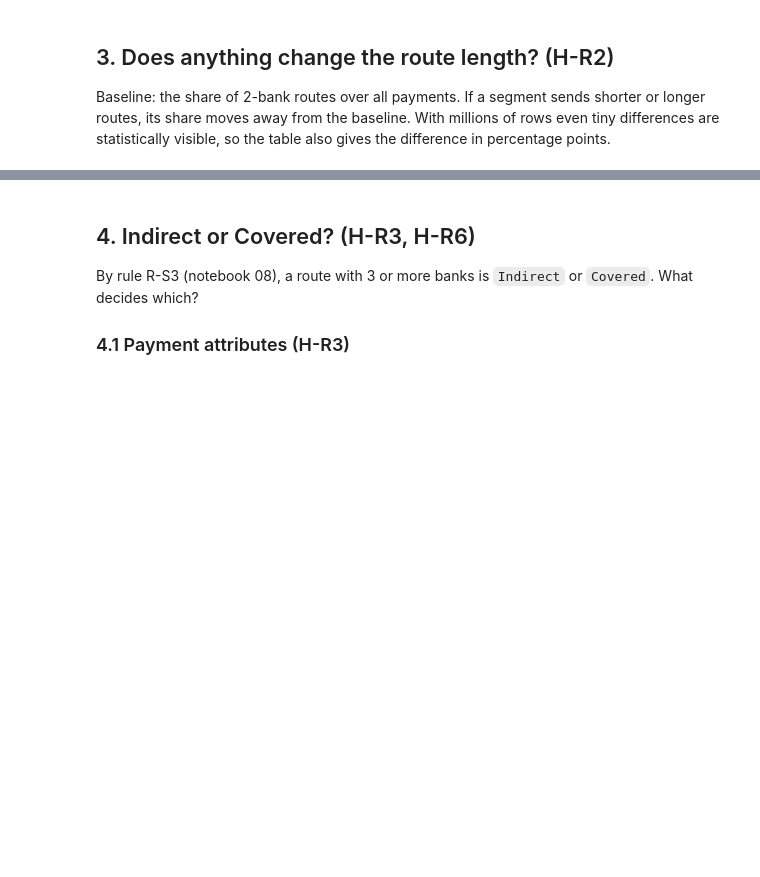
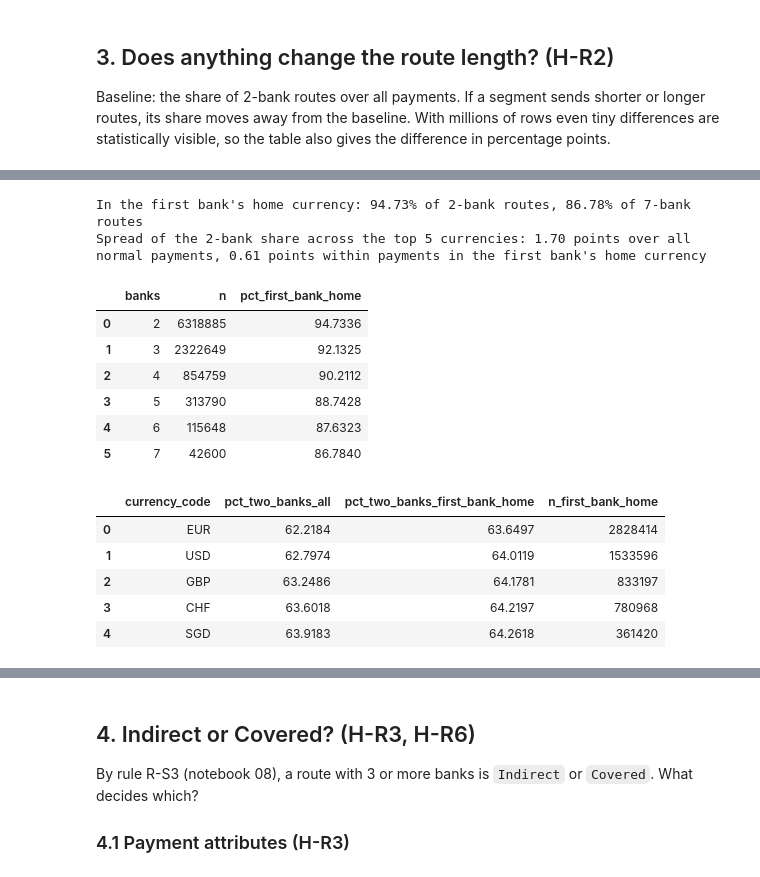
Before and after one commit to qist-tuah/liqi-datathon, a Jupyter notebook: notebooks/09_routing.ipynb, the cells around one changed output, grey strips where cells are left out. Cells and saved outputs as stored; diff of their text form; code cells hidden in the pictures; blank space fills up the shorter version.

```diff
--- a/notebooks/09_routing.ipynb
+++ b/notebooks/09_routing.ipynb
@@ -249,0 +257,50 @@ The one visible exception is the currency: the largest currencies sit a little b
+# %%
+con.execute("""
+    CREATE OR REPLACE TEMP TABLE home AS
+    SELECT sender_country AS country, arg_max(currency_code, n) AS home_currency
+    FROM (SELECT sender_country, currency_code, count(*) AS n FROM route WHERE anomaly_type IS NULL GROUP BY 1, 2)
+    GROUP BY 1
+""")
+con.execute("""
+    CREATE OR REPLACE TEMP TABLE route_home AS
+    SELECT r.banks, r.currency_code, (r.currency_code = h.home_currency) AS first_bank_home
+    FROM route r JOIN home h ON h.country = r.first_country
+    WHERE r.anomaly_type IS NULL
+""")
+by_len = q("""
+    SELECT banks, count(*) AS n, 100 * avg(first_bank_home::INT) AS pct_first_bank_home
+    FROM route_home WHERE banks <= 7 GROUP BY 1 ORDER BY 1
+""")
+top_cur = list(q("SELECT currency_code FROM route GROUP BY 1 ORDER BY count(*) DESC LIMIT 5").currency_code)
+cur_list = ", ".join(f"'{c}'" for c in top_cur)
+by_cur = q(f"""
+    SELECT currency_code,
+           100 * avg((banks = 2)::INT)                                  AS pct_two_banks_all,
+           100 * avg((banks = 2)::INT) FILTER (WHERE first_bank_home)   AS pct_two_banks_first_bank_home,
+           count(*) FILTER (WHERE first_bank_home)                      AS n_first_bank_home
+    FROM route_home WHERE currency_code IN ({cur_list}) GROUP BY 1 ORDER BY pct_two_banks_all
+""")
+print(f"In the first bank's home currency: {by_len.pct_first_bank_home.iloc[0]:.2f}% of 2-bank routes, "
+      f"{by_len.pct_first_bank_home.iloc[-1]:.2f}% of {int(by_len.banks.iloc[-1])}-bank routes")
+print(f"Spread of the 2-bank share across the top 5 currencies: "
+      f"{by_cur.pct_two_banks_all.max() - by_cur.pct_two_banks_all.min():.2f} points over all normal payments, "
+      f"{by_cur.pct_two_banks_first_bank_home.max() - by_cur.pct_two_banks_first_bank_home.min():.2f} points "
+      f"within payments in the first bank's home currency")
+display(by_len)
+by_cur
+# %% [output]
+In the first bank's home currency: 94.73% of 2-bank routes, 86.78% of 7-bank routes
+Spread of the 2-bank share across the top 5 currencies: 1.70 points over all normal payments, 0.61 points within payments in the first bank's home currency
+|  | banks | n | pct_first_bank_home |
+| 0 | 2 | 6318885 | 94.7336 |
+| 1 | 3 | 2322649 | 92.1325 |
+| 2 | 4 | 854759 | 90.2112 |
+| 3 | 5 | 313790 | 88.7428 |
+| 4 | 6 | 115648 | 87.6323 |
+| 5 | 7 | 42600 | 86.7840 |
+|  | currency_code | pct_two_banks_all | pct_two_banks_first_bank_home | n_first_bank_home |
+| 0 | EUR | 62.2184 | 63.6497 | 2828414 |
+| 1 | USD | 62.7974 | 64.0119 | 1533596 |
+| 2 | GBP | 63.2486 | 64.1781 | 833197 |
+| 3 | CHF | 63.6018 | 64.2197 | 780968 |
+| 4 | SGD | 63.9183 | 64.2618 | 361420 |
```
Also changed, not shown: parts of 10 cells of this notebook, 17 other files.
